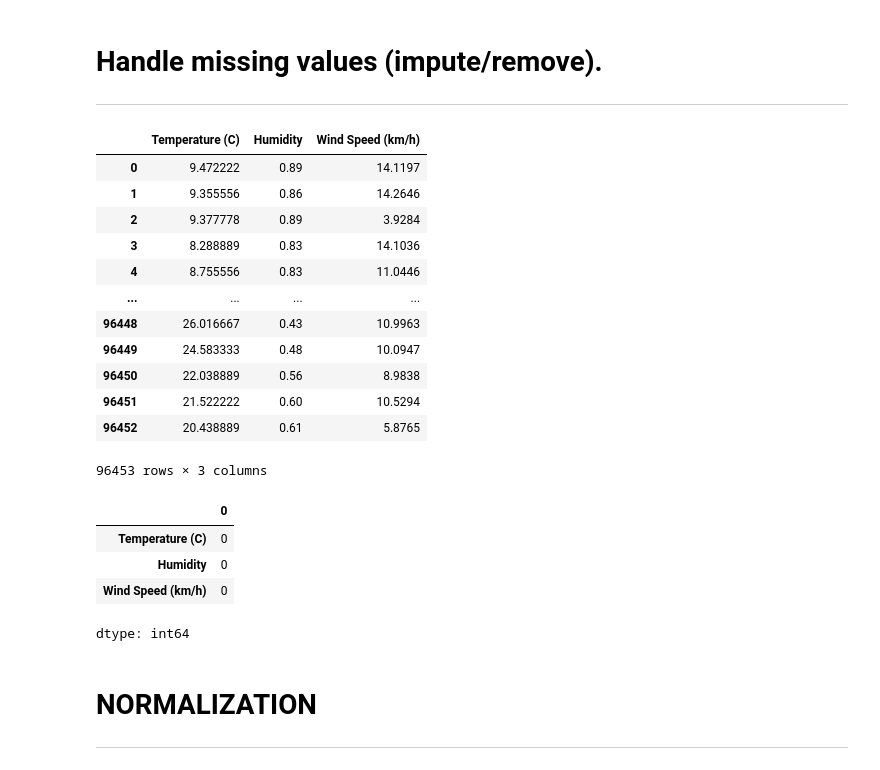
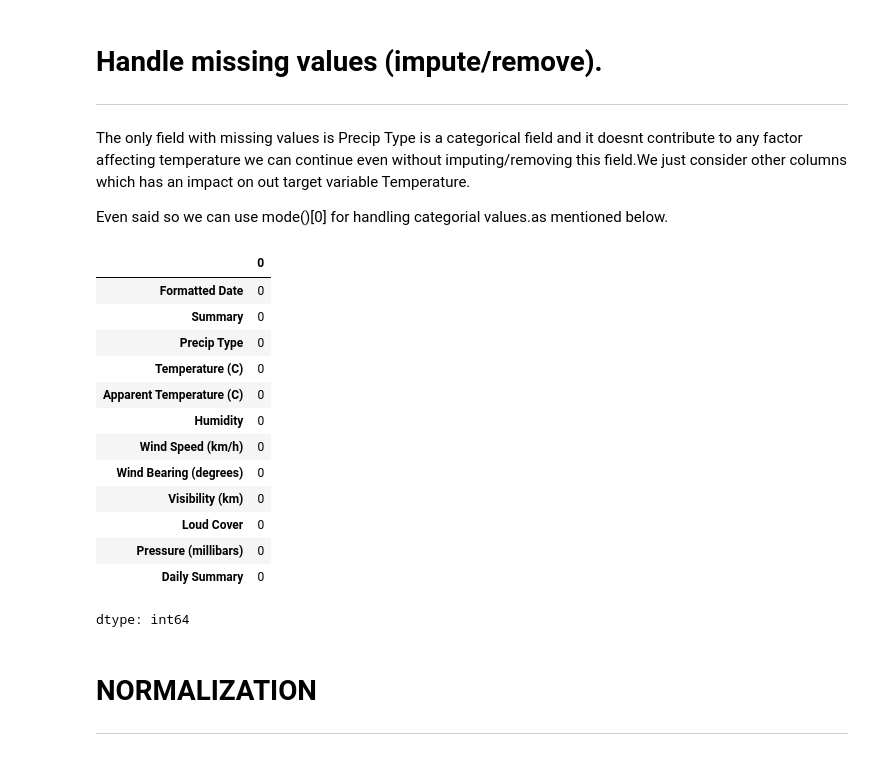
Before and after one commit to aswathimv/Weather-Temperature-Simple-RNN, a Jupyter notebook: Weather_Temperature_Prediction.ipynb, the cells around one changed output. Saved outputs shown, nothing was run; the diff lists cells and outputs as text; code cells hidden in the pictures.

```diff
--- a/Weather_Temperature_Prediction.ipynb
+++ b/Weather_Temperature_Prediction.ipynb
@@ -159,36 +147,28 @@ dtype: int64
 # **Handle missing values (impute/remove).**
 
 ---
-# %%
-fet = [
-    "Temperature (C)",
-    "Humidity",
-    "Wind Speed (km/h)"
-]
-
-data = df[fet].copy()
-data
-# %% [output]
-|  | Temperature (C) | Humidity | Wind Speed (km/h) |
-| 0 | 9.472222 | 0.89 | 14.1197 |
-| 1 | 9.355556 | 0.86 | 14.2646 |
-| 2 | 9.377778 | 0.89 | 3.9284 |
-| 3 | 8.288889 | 0.83 | 14.1036 |
-| 4 | 8.755556 | 0.83 | 11.0446 |
-| ... | ... | ... | ... |
-| 96448 | 26.016667 | 0.43 | 10.9963 |
-| 96449 | 24.583333 | 0.48 | 10.0947 |
-| 96450 | 22.038889 | 0.56 | 8.9838 |
-| 96451 | 21.522222 | 0.60 | 10.5294 |
-| 96452 | 20.438889 | 0.61 | 5.8765 |
-96453 rows × 3 columns
+# %% [markdown]
+The only field with missing values is Precip Type is a categorical field and it doesnt contribute to any factor affecting temperature we can continue even without imputing/removing this field.We just consider other columns which has an impact on out target variable Temperature.
+
+Even said so we can use mode()[0] for handling categorial values.as mentioned below.
+# %%
+df['Precip Type'] = df['Precip Type'].fillna(df['Precip Type'].mode()[0])
 # %%
-data.isnull().sum()
+df.isnull().sum()
 # %% [output]
 |  | 0 |
+| Formatted Date | 0 |
+| Summary | 0 |
+| Precip Type | 0 |
 | Temperature (C) | 0 |
+| Apparent Temperature (C) | 0 |
 | Humidity | 0 |
 | Wind Speed (km/h) | 0 |
+| Wind Bearing (degrees) | 0 |
+| Visibility (km) | 0 |
+| Loud Cover | 0 |
+| Pressure (millibars) | 0 |
+| Daily Summary | 0 |
 dtype: int64
 # %% [markdown]
 # **NORMALIZATION**
```
Also changed, not shown: parts of 13 cells of this notebook.
